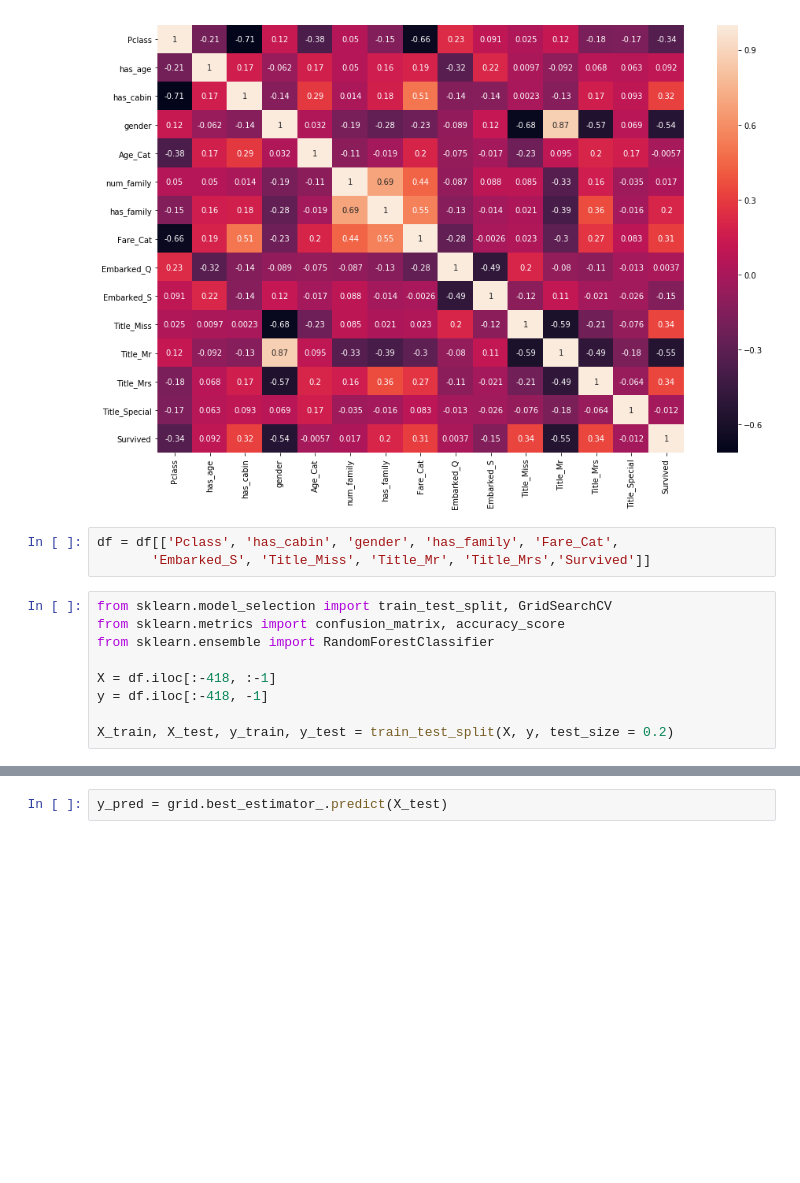
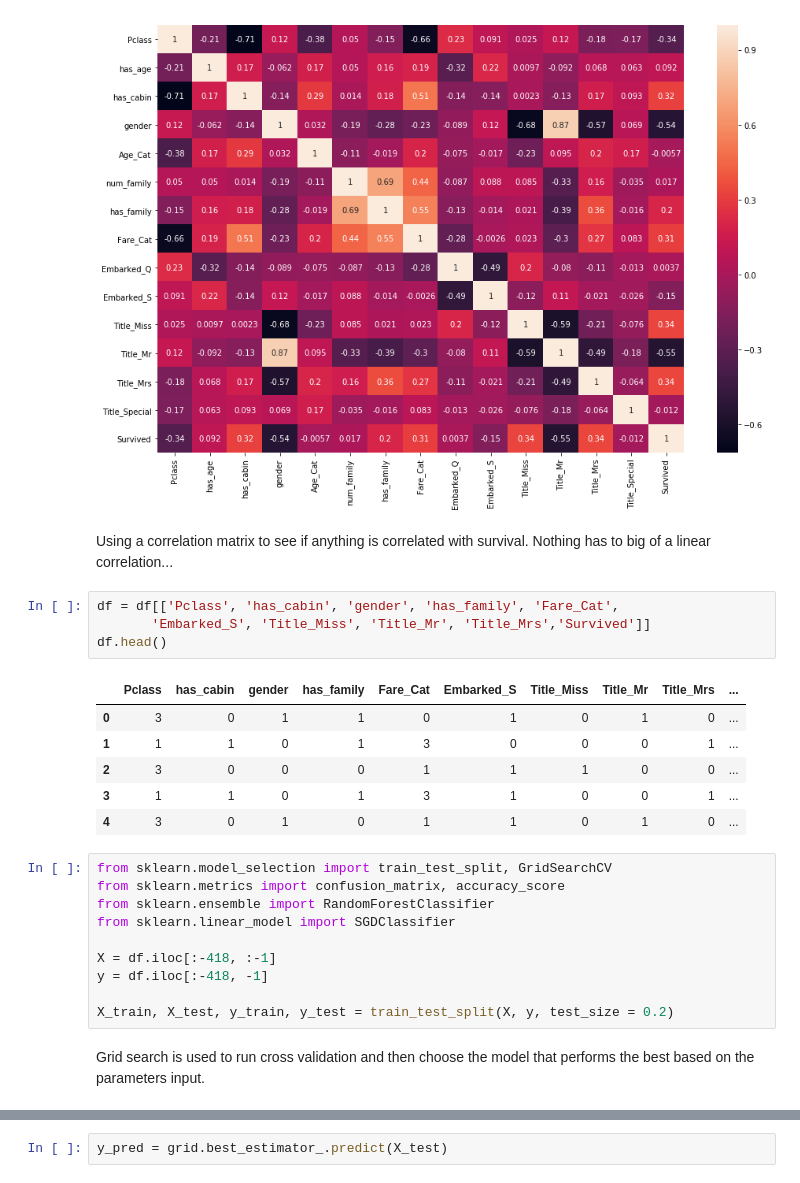
Before and after one commit to MountIce/Google_AMLI, a Jupyter notebook: Titanic_Data_Exploration_and_Predictions.ipynb, the cells around one changed output, grey strips where cells are left out. Saved outputs shown, nothing was run; the diff lists cells and outputs as text; blank space fills up the shorter version.

```diff
--- a/Titanic_Data_Exploration_and_Predictions.ipynb
+++ b/Titanic_Data_Exploration_and_Predictions.ipynb
@@ -196,18 +219,31 @@ sns.heatmap(corr, annot = True)
 # %% [output]
 <matplotlib.axes._subplots.AxesSubplot at 0x...>
 [figure]
+# %% [markdown]
+Using a correlation matrix to see if anything is correlated with survival. Nothing has to big of a linear correlation...
 # %%
 df = df[['Pclass', 'has_cabin', 'gender', 'has_family', 'Fare_Cat',
        'Embarked_S', 'Title_Miss', 'Title_Mr', 'Title_Mrs','Survived']]
+df.head()
+# %% [output]
+|  | Pclass | has_cabin | gender | has_family | Fare_Cat | Embarked_S | Title_Miss | Title_Mr | Title_Mrs | ... |
+| 0 | 3 | 0 | 1 | 1 | 0 | 1 | 0 | 1 | 0 | ... |
+| 1 | 1 | 1 | 0 | 1 | 3 | 0 | 0 | 0 | 1 | ... |
+| 2 | 3 | 0 | 0 | 0 | 1 | 1 | 1 | 0 | 0 | ... |
+| 3 | 1 | 1 | 0 | 1 | 3 | 1 | 0 | 0 | 1 | ... |
+| 4 | 3 | 0 | 1 | 0 | 1 | 1 | 0 | 1 | 0 | ... |
 # %%
 from sklearn.model_selection import train_test_split, GridSearchCV
 from sklearn.metrics import confusion_matrix, accuracy_score
 from sklearn.ensemble import RandomForestClassifier
+from sklearn.linear_model import SGDClassifier
 
 X = df.iloc[:-418, :-1]
 y = df.iloc[:-418, -1]
 
 X_train, X_test, y_train, y_test = train_test_split(X, y, test_size = 0.2)
+# %% [markdown]
+Grid search is used to run cross validation and then choose the model that performs the best based on the parameters input.
 # %%
 model = RandomForestClassifier()
 
```
Also changed, not shown: parts of 30 cells of this notebook.
